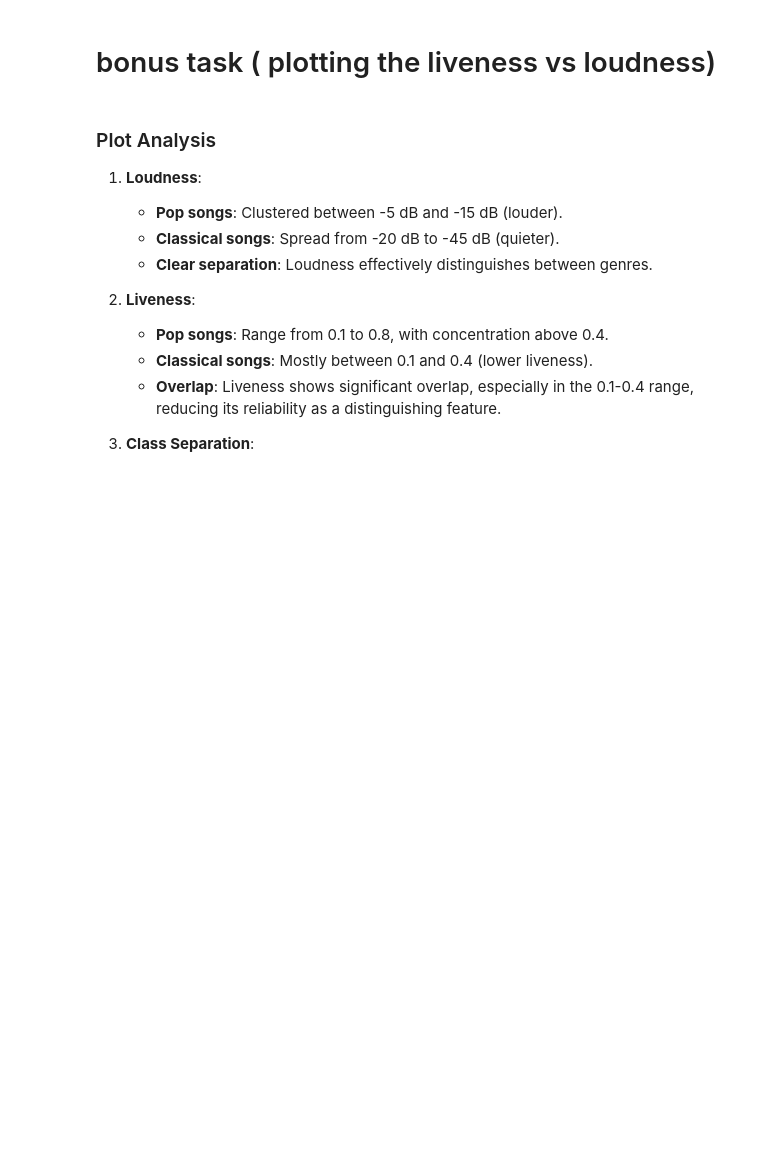
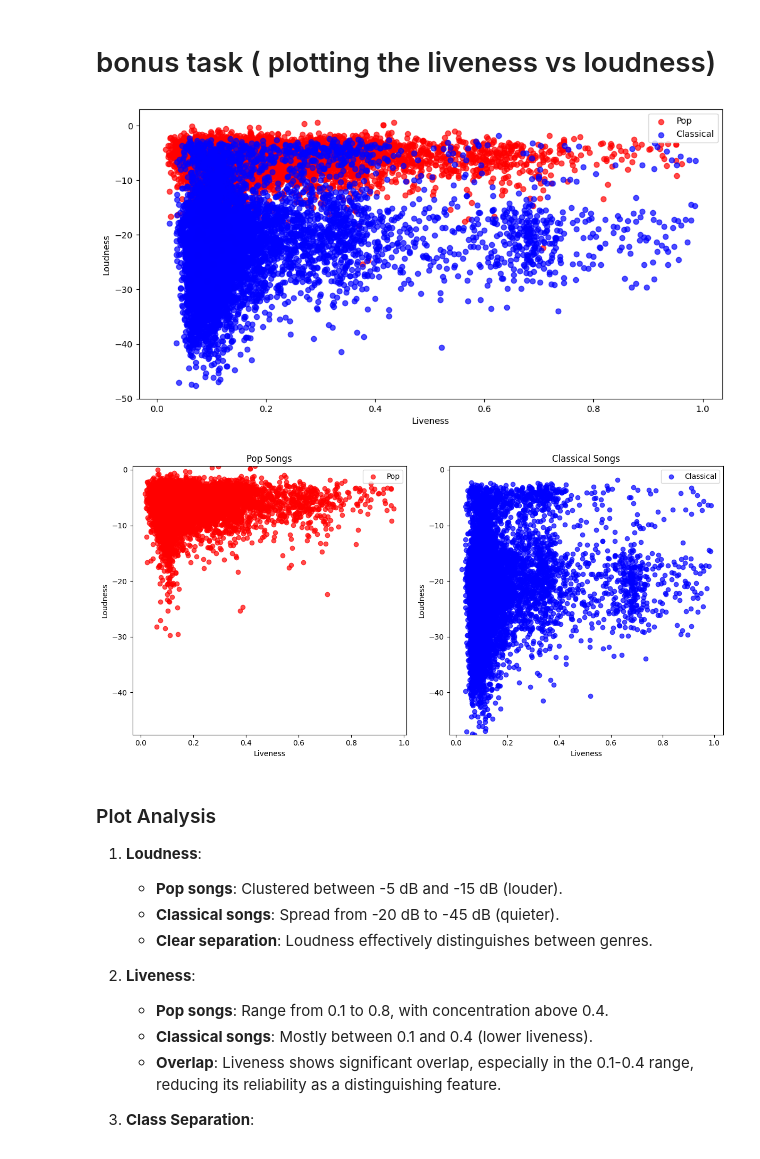
Before and after one commit to tihassfjord/RepDatWest, a Jupyter notebook: code/assignment1_2.ipynb, the cells around one changed output. Saved outputs shown, nothing was run; the diff lists cells and outputs as text; code cells hidden in the pictures; blank space fills up the shorter version.

```diff
--- a/code/assignment1_2.ipynb
+++ b/code/assignment1_2.ipynb
@@ -161,44 +174,47 @@ Here the data is split up into test/train set. The dataset is shuffled before sp
 # %% [markdown]
 # bonus task ( plotting the liveness vs loudness)
 # %%
-# # extract the features for Pop and Classical songs
-# pop_features = features[labels == 1]
-# classical_features = features[labels == 0]
+# extract the features for Pop and Classical songs
+pop_features = features[labels == 1]
+classical_features = features[labels == 0]
 
-# # plot the features
-# plt.figure(figsize=(12, 6))
-# plt.scatter(pop_features[:, 0], pop_features[:, 1], color='red', label='Pop', alpha=0.7)
-# plt.scatter(classical_features[:, 0], classical_features[:, 1], color='blue', label='Classical',alpha=0.7)
-# plt.xlabel('Liveness')
-# plt.ylabel('Loudness')
-# plt.legend()
+# plot the features
+plt.figure(figsize=(12, 6))
+plt.scatter(pop_features[:, 0], pop_features[:, 1], color='red', label='Pop', alpha=0.7)
+plt.scatter(classical_features[:, 0], classical_features[:, 1], color='blue', label='Classical',alpha=0.7)
+plt.xlabel('Liveness')
+plt.ylabel('Loudness')
+plt.legend()
 
-# # Create subplots with two plots side by side
-# fig, axs = plt.subplots(1, 2, figsize=(12, 6))  # 1 row, 2 columns
+# Create subplots with two plots side by side
+fig, axs = plt.subplots(1, 2, figsize=(12, 6))  # 1 row, 2 columns
 
-# # Determine the y-axis limits based on the loudness values (y-values)
-# y_min = min(pop_features[:, 1].min(), classical_features[:, 1].min())
-# y_max = max(pop_features[:, 1].max(), classical_features[:, 1].max())
+# Determine the y-axis limits based on the loudness values (y-values)
+y_min = min(pop_features[:, 1].min(), classical_features[:, 1].min())
+y_max = max(pop_features[:, 1].max(), classical_features[:, 1].max())
 
-# # Plot for Pop songs
-# axs[0].scatter(pop_features[:, 0], pop_features[:, 1], color='red', label='Pop', alpha=0.7)
-# axs[0].set_xlabel('Liveness')
-# axs[0].set_ylabel('Loudness')
-# axs[0].set_title('Pop Songs')
-# axs[0].set_ylim([y_min, y_max])  # Set the same y-axis limits for both plots
-# axs[0].legend()
+# Plot for Pop songs
+axs[0].scatter(pop_features[:, 0], pop_features[:, 1], color='red', label='Pop', alpha=0.7)
+axs[0].set_xlabel('Liveness')
+axs[0].set_ylabel('Loudness')
+axs[0].set_title('Pop Songs')
+axs[0].set_ylim([y_min, y_max])  # Set the same y-axis limits for both plots
+axs[0].legend()
 
-# # Plot for Classical songs
-# axs[1].scatter(classical_features[:, 0], classical_features[:, 1], color='blue', label='Classical', alpha=0.7)
-# axs[1].set_xlabel('Liveness')
-# axs[1].set_ylabel('Loudness')
-# axs[1].set_title('Classical Songs')
-# axs[1].set_ylim([y_min, y_max])  # Set the same y-axis limits for both plots
-# axs[1].legend()
+# Plot for Classical songs
+axs[1].scatter(classical_features[:, 0], classical_features[:, 1], color='blue', label='Classical', alpha=0.7)
+axs[1].set_xlabel('Liveness')
+axs[1].set_ylabel('Loudness')
+axs[1].set_title('Classical Songs')
+axs[1].set_ylim([y_min, y_max])  # Set the same y-axis limits for both plots
+axs[1].legend()
 
-# # Show the plots
-# plt.tight_layout()  # Adjust layout to prevent overlap
-# plt.show()
+# Show the plots
+plt.tight_layout()  # Adjust layout to prevent overlap
+plt.show()
+# %% [output]
+[figure, added]
+[figure, added]
 # %% [markdown]
 ### Plot Analysis
 
```
Also changed, not shown: parts of 12 cells of this notebook.
